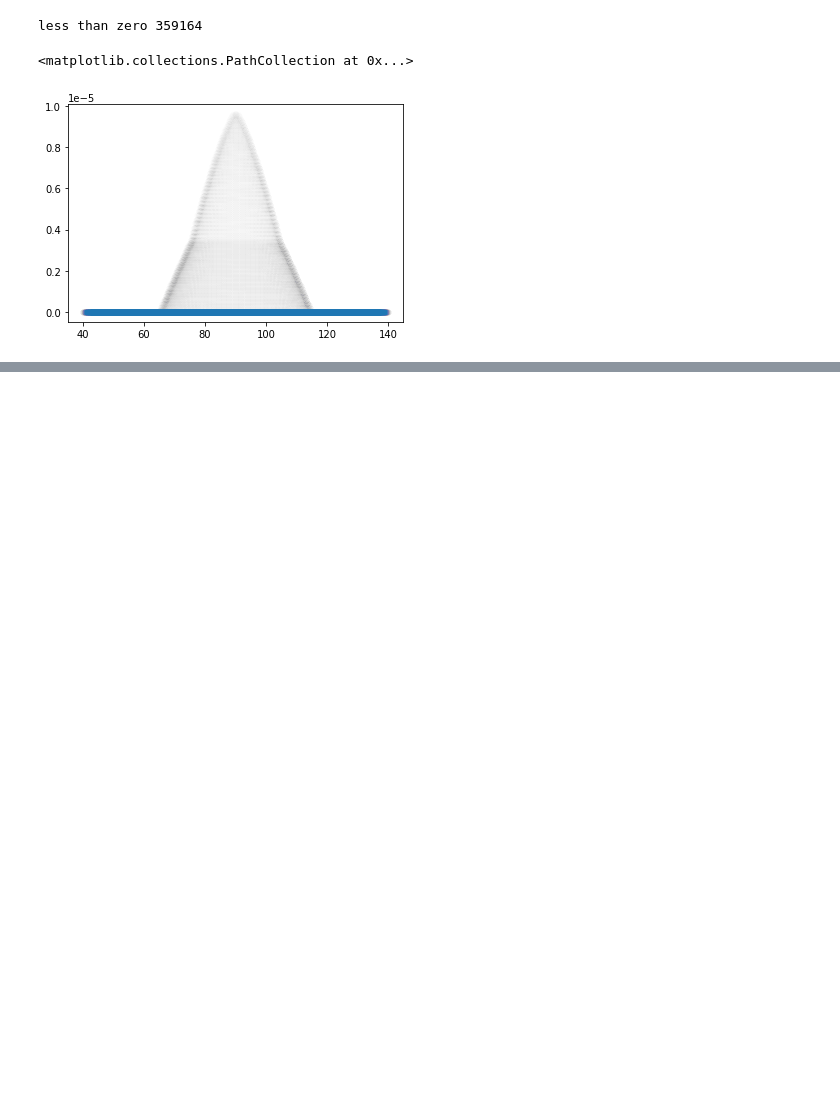
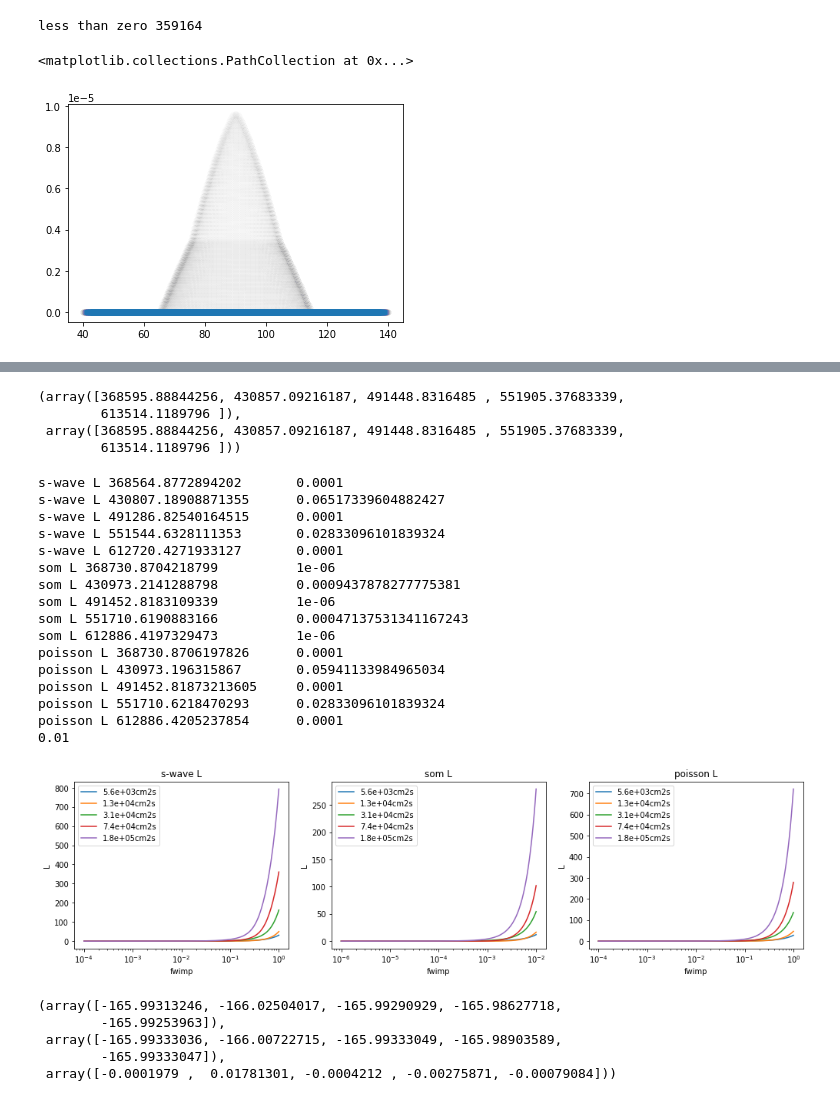
Before and after one commit to runburg/dm_gal_substructure, a Jupyter notebook: param_scan.ipynb, the cells around one changed output, grey strips where cells are left out. Saved outputs shown, nothing was run; the diff lists cells and outputs as text; code cells hidden in the pictures; blank space fills up the shorter version.

Commit message:
Weird offset in s-wave likelihood

```diff
--- a/param_scan.ipynb
+++ b/param_scan.ipynb
@@ -86,10 +86,11 @@ pc_of_psi = s_pc_of_psi
 background = True
 # %%
 # search parameters
-num_search = 300
+num_search = 200
 p['fwimp'] *= 1
 
-fwimps = np.logspace(np.log10(p['fwimp'])-0.5, np.log10(p['fwimp'])+0.5, num_search)
+fwimps = np.logspace(np.log10(p['fwimp'])-2, np.log10(p['fwimp'])+2, num_search)
+# fwimps = np.logspace(np.log10(p['fwimp'])-0.5, np.log10(p['fwimp'])+0.5, num_search)
 
 exposure_search = np.logspace(0, 1.5, num=5) * p['exposure']
 # %%
@@ -108,7 +109,7 @@ for i, exposure in enumerate(exposure_search):
 
     # make the simulated skymap
     psis = np.linspace(40, 180, num=50)
-    pc_psi = np.array([integrate.simps(1/fwimp * s_pshfunc2d(abs(psi), s_fluxes).flatten() * stats.poisson.pmf(s_counts[:, np.newaxis], p['exposure'] * fwimp * s_fluxes), fwimp * s_fluxes, axis=-1) for psi in psis])
+    pc_psi = np.array([np.trapz(1/fwimp * s_pshfunc2d(abs(psi), s_fluxes).flatten() * stats.poisson.pmf(s_counts[:, np.newaxis], p['exposure'] * fwimp * s_fluxes), fwimp * s_fluxes, axis=-1) for psi in psis])
     pc_of_psi = intp.interp1d(psis, pc_psi, axis=0)
     # generate sky map
 #     pc_of_psi = pd.pc_of_psi(p, s_pshfunc2d, s_fluxes, s_counts, bg_count)
@@ -177,36 +185,69 @@ fig.colorbar(pc, label='S for s-wave');
 # %%
 np.amax(s_S, axis=-1), s_S[:, -1]
+# %% [output]
+(array([368595.88844256, 430857.09216187, 491448.8316485 , 551905.37683339,
+        613514.1189796 ]),
+ array([368595.88844256, 430857.09216187, 491448.8316485 , 551905.37683339,
+        613514.1189796 ]))
 # %%
 fig, axs = plt.subplots(ncols=3, figsize=(17, 4))
 i = 0
 lw = 5
 zorder = 1
 
 for ax, s, lab in zip(axs, [s_S, som_S, poisson_S], ['s-wave L', 'som L', 'poisson L']):
     colors = iter(['xkcd:mulberry', 'xkcd:wheat', 'xkcd:mossy green', 'xkcd:cool blue', 'xkcd:blush pink'])
     for expdat, expo in zip(s, exposure_search):
         if lab == 'som L':
-            ax.plot(fwimps / 100, np.exp(-0.5*(expdat - expdat.min())), label=f'{expo:.2}cm2s', alpha=0.9, lw=1, color=next(colors))
+#             ax.plot(fwimps / 100, np.exp(-0.5*(expdat - expdat.min())), label=f'{expo:.2}cm2s', alpha=0.9, lw=1, color=next(colors))
+            ax.plot(fwimps/100, expdat - expdat.min(), label=f'{expo:.2}cm2s')
             print(lab, expdat.min(),  '\t', fwimps[np.exp(-0.5*(expdat - expdat.min())).argmax()]/100)
         else:
-            ax.plot(fwimps, np.exp(-0.5*(expdat - expdat.min())), label=f'{expo:.2}cm2s', alpha=0.9, lw=1, color=next(colors))
+#             ax.plot(fwimps, np.exp(-0.5*(expdat - expdat.min())), label=f'{expo:.2}cm2s', alpha=0.9, lw=1, color=next(colors))
+            ax.plot(fwimps, expdat - expdat.min(), label=f'{expo:.2}cm2s')
             print(lab, expdat.min(),  '\t', fwimps[np.exp(-0.5*(expdat - expdat.min())).argmax()])
 
-#         ax.plot(fwimps, expdat - expdat.min(), label=f'{expo:.2}cm2s')
+
 
     ax.set_xscale('log')
     ax.set_xlabel('fwimp')
     ax.set_ylabel('L')
 
     ax.set_title(lab)
     ax.legend()
 #     ax.set_yscale('log')
 #     ax.set_ylim(bottom=0, top=10)
 print(p['fwimp'])
+# %% [output]
+s-wave L 368564.8772894202       0.0001
+s-wave L 430807.18908871355      0.06517339604882427
+s-wave L 491286.82540164515      0.0001
+s-wave L 551544.6328111353       0.02833096101839324
+s-wave L 612720.4271933127       0.0001
+som L 368730.8704218799          1e-06
+som L 430973.2141288798          0.0009437878277775381
+som L 491452.8183109339          1e-06
+som L 551710.6190883166          0.00047137531341167243
+som L 612886.4197329473          1e-06
+poisson L 368730.8706197826      0.0001
+poisson L 430973.196315867       0.05941133984965034
+poisson L 491452.81873213605     0.0001
+poisson L 551710.6218470293      0.02833096101839324
+poisson L 612886.4205237854      0.0001
+0.01
+[figure, added]
 # %%
 max_swave = np.amin(s_S, axis=-1)
 max_som = np.amin(som_S, axis=-1)
 max_poi = np.amin(poisson_S, axis=-1)
+# %%
+max_swave - max_som, max_swave - max_poi, max_som - max_poi
+# %% [output]
+(array([-165.99313246, -166.02504017, -165.99290929, -165.98627718,
+        -165.99253963]),
+ array([-165.99333036, -166.00722715, -165.99333049, -165.98903589,
+        -165.99333047]),
+ array([-0.0001979 ,  0.01781301, -0.0004212 , -0.00275871, -0.00079084]))
 # %%
 fig, ax = plt.subplots()
 colors = iter(['xkcd:mulberry', 'xkcd:wheat', 'xkcd:mossy green', 'xkcd:cool blue', 'xkcd:blush pink'])
```
Also changed, not shown: parts of 4 cells of this notebook, 1 other file.
